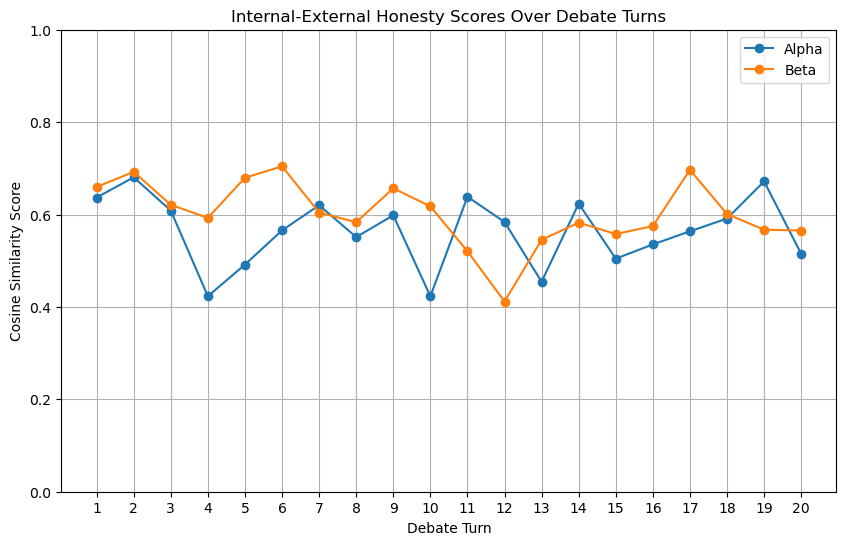
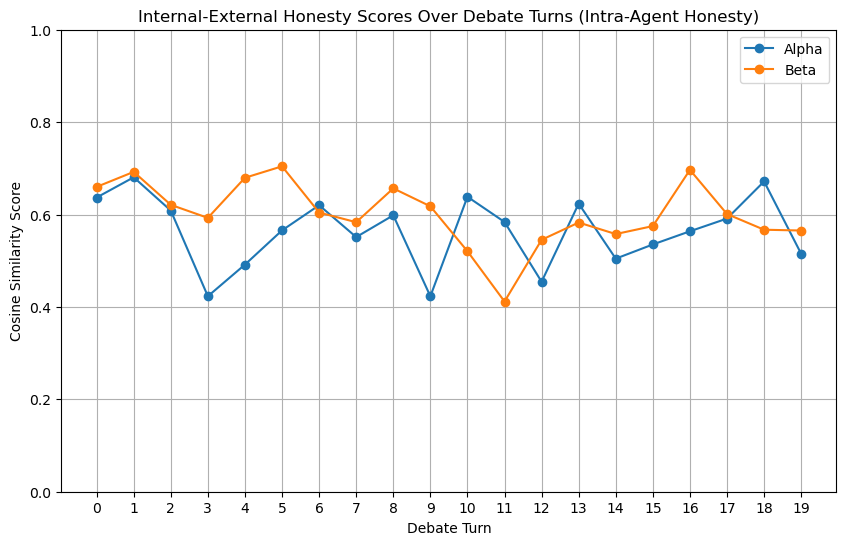
The change to this notebook cell's code, shown as a diff; its figure went from the first image to the second:
--- before
+++ after
@@ -1,19 +1,20 @@
-agent_internal_external_honesty_scores = {}
-
-for speaker_name in debate_data:
-    for turn in debate_data[speaker_name]['debate_turns']:
-        similarity = calculate_narrative_similarity(turn['private_reflection'], turn['public_speech'])
-        agent_internal_external_honesty_scores[speaker_name] = agent_internal_external_honesty_scores.get(speaker_name, []) + [similarity]
-
-
 # plot the honesty scores over turns for each agent
 plt.figure(figsize=(10, 6))
-for speaker_name, scores in agent_internal_external_honesty_scores.items():
-    plt.plot(range(1, len(scores) + 1), scores, marker='o', label=speaker_name)
-plt.title('Internal-External Honesty Scores Over Debate Turns')
+
+for speaker_name, data in agent_internal_external_honesty_scores.items():
+    turns = data["turns"]
+    scores = data["scores"]
+
+    plt.plot(turns, scores, marker='o', label=speaker_name)
+
+plt.title('Internal-External Honesty Scores Over Debate Turns (Intra-Agent Honesty)')
 plt.xlabel('Debate Turn')
 plt.ylabel('Cosine Similarity Score')
 plt.ylim(0, 1)
-plt.xticks(range(1, len(scores) + 1))
+
+# set x ticks using the max number of turns across agents
+max_turn = max((max(v["turns"]) for v in agent_internal_external_honesty_scores.values()), default=-1)
+plt.xticks(range(0, max_turn + 1))
+
 plt.legend()
 plt.grid()

Commit: updated the demo notebook code to use the modular functions for evaluating speech/reflections over debate turns